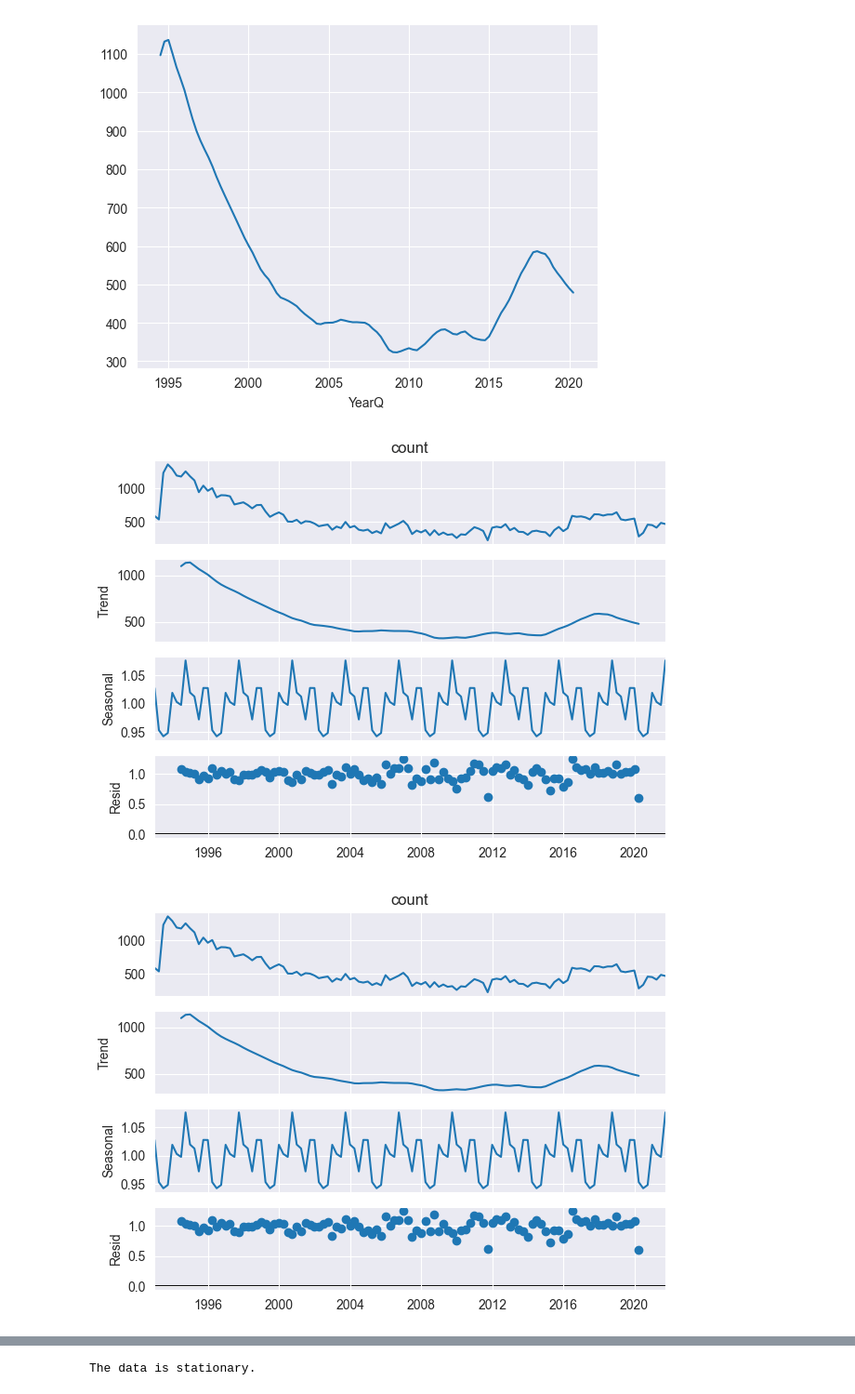
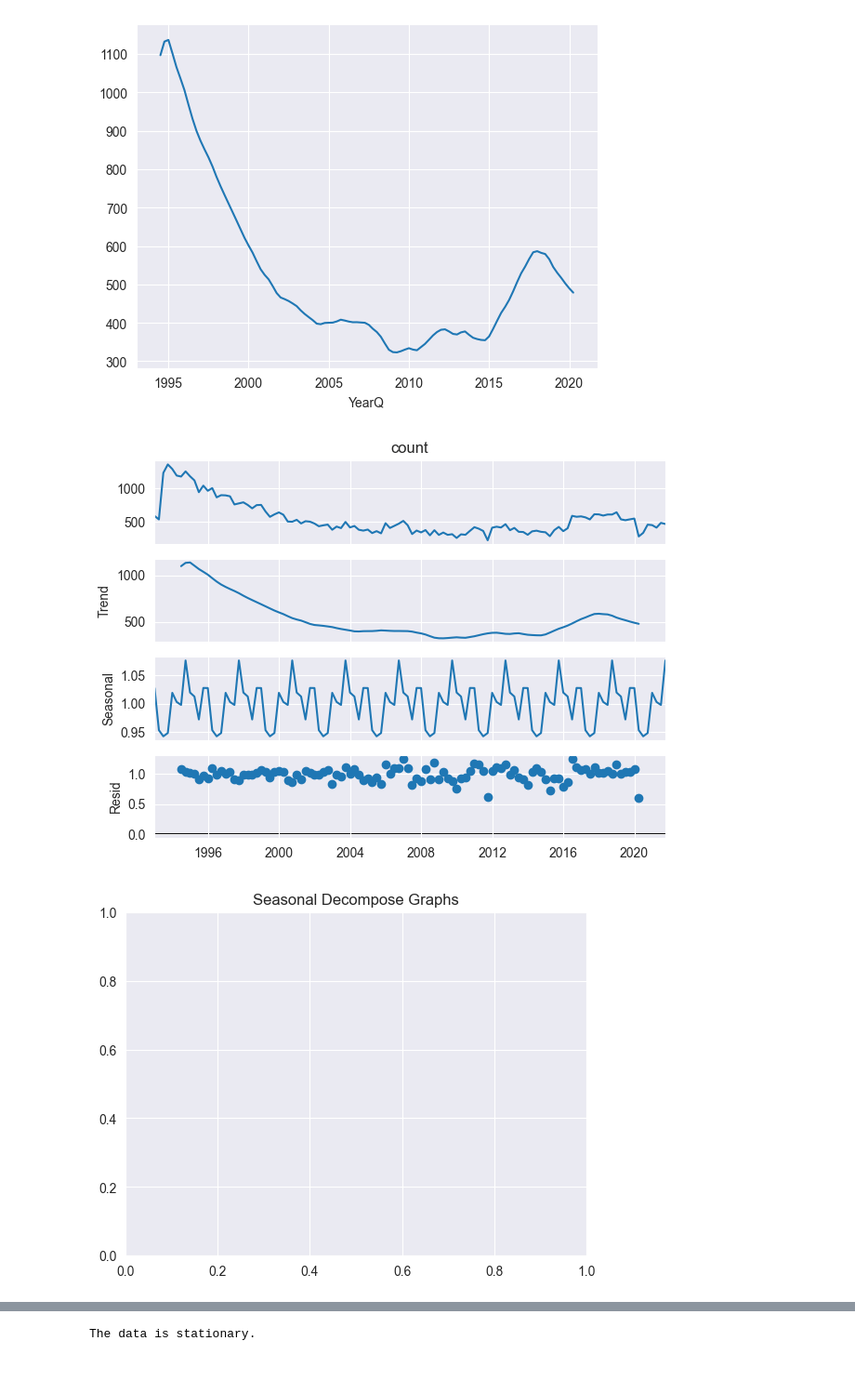
Before and after one commit to MarcusO17/NCVS2022Analysis, a Jupyter notebook: TimeSeriesAnalysis.ipynb, the cells around one changed output, grey strips where cells are left out. Shown at 93% size. Saved outputs shown, nothing was run; the diff lists cells and outputs as text; code cells hidden in the pictures; blank space fills up the shorter version.

```diff
--- a/TimeSeriesAnalysis.ipynb
+++ b/TimeSeriesAnalysis.ipynb
@@ -176,8 +176,9 @@ result.trend.plot()
 # %% [output]
 <Axes: xlabel='YearQ'>
 [figure]
-# %%
-result.plot()
-# %% [output]
-[figure, removed]
-[figure, removed]
+# %%
+plt.title('Seasonal Decompose Graphs')
+result.plot()
+# %% [output]
+[figure, added]
+[figure, added]
```
Also changed, not shown: parts of 14 cells of this notebook.
